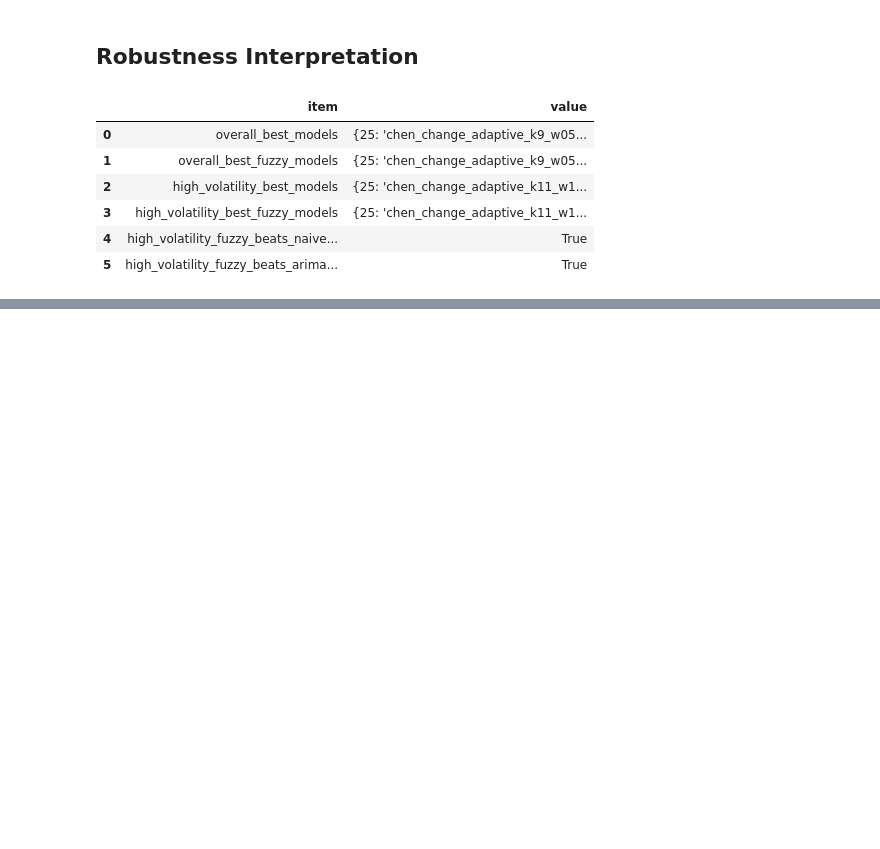
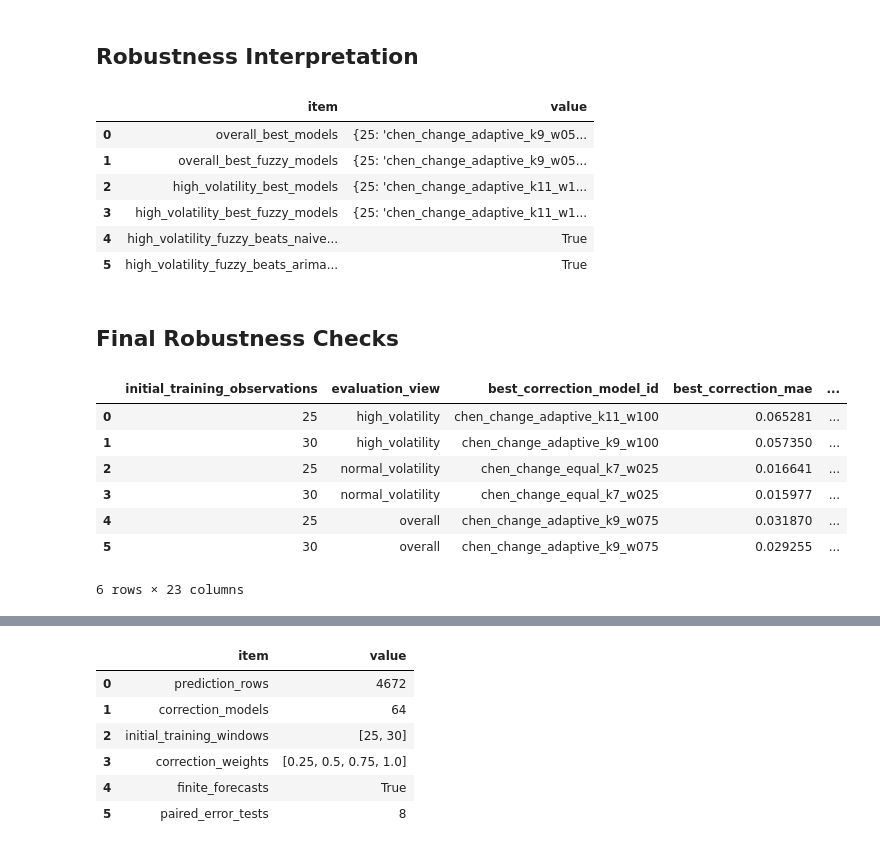
Before and after one commit to Richmiz/Fuzzy, a Jupyter notebook: notebooks/ghana_cocoa_yield_forecasting.ipynb, the cells around one changed output, grey strips where cells are left out. Drawn from its saved outputs; the diff is of its cells as text; code cells hidden in the pictures; blank space fills up the shorter version.

```diff
--- a/notebooks/ghana_cocoa_yield_forecasting.ipynb
+++ b/notebooks/ghana_cocoa_yield_forecasting.ipynb
@@ -1027,3 +1037,28 @@ pd.DataFrame(interpretation.items(), columns=["item", "value"])
 | 3 | high_volatility_best_fuzzy_models | {25: 'chen_change_adaptive_k11_w1... |
 | 4 | high_volatility_fuzzy_beats_naive... | True |
 | 5 | high_volatility_fuzzy_beats_arima... | True |
+# %% [markdown]
+## Final Robustness Checks
+# %%
+display(robustness_summary)
+display(robustness_claim_boundary)
+
+robustness_check = {
+    "prediction_rows": len(robustness_correction_predictions),
+    "correction_models": robustness_correction_predictions["model_id"].nunique(),
+    "initial_training_windows": sorted(robustness_correction_predictions["initial_training_observations"].unique().tolist()),
+    "correction_weights": sorted(robustness_correction_predictions["correction_weight"].unique().tolist()),
+    "finite_forecasts": robustness_correction_predictions["forecast_yield"].notna().all(),
+    "paired_error_tests": len(paired_error_tests),
+}
+
+pd.DataFrame(robustness_check.items(), columns=["item", "value"])
+# %% [output]
+|  | initial_training_observations | evaluation_view | best_correction_model_id | best_correction_mae | ... |
+| 0 | 25 | high_volatility | chen_change_adaptive_k11_w100 | 0.065281 | ... |
+| 1 | 30 | high_volatility | chen_change_adaptive_k9_w100 | 0.057350 | ... |
+| 2 | 25 | normal_volatility | chen_change_equal_k7_w025 | 0.016641 | ... |
+| 3 | 30 | normal_volatility | chen_change_equal_k7_w025 | 0.015977 | ... |
+| 4 | 25 | overall | chen_change_adaptive_k9_w075 | 0.031870 | ... |
+| 5 | 30 | overall | chen_change_adaptive_k9_w075 | 0.029255 | ... |
+6 rows × 23 columns
@@ -1029,0 +1068,7 @@ pd.DataFrame(interpretation.items(), columns=["item", "value"])
+|  | item | value |
+| 0 | prediction_rows | 4672 |
+| 1 | correction_models | 64 |
+| 2 | initial_training_windows | [25, 30] |
+| 3 | correction_weights | [0.25, 0.5, 0.75, 1.0] |
+| 4 | finite_forecasts | True |
+| 5 | paired_error_tests | 8 |
```
Also changed, not shown: parts of 14 cells of this notebook, 45 other files.
